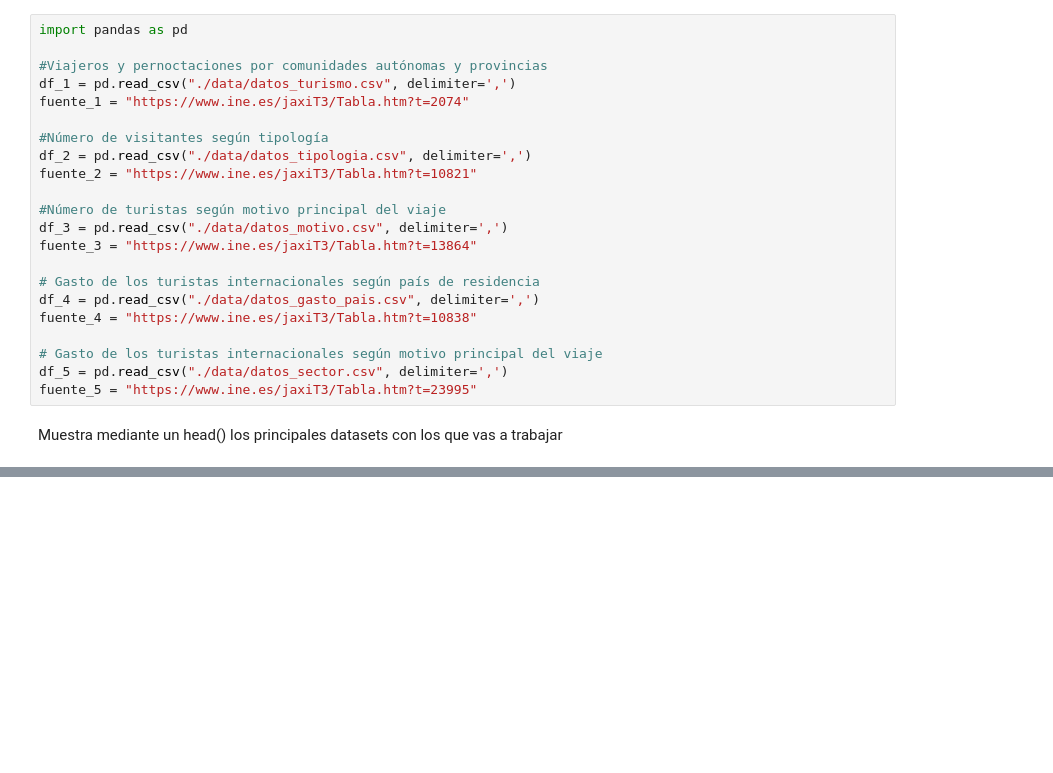
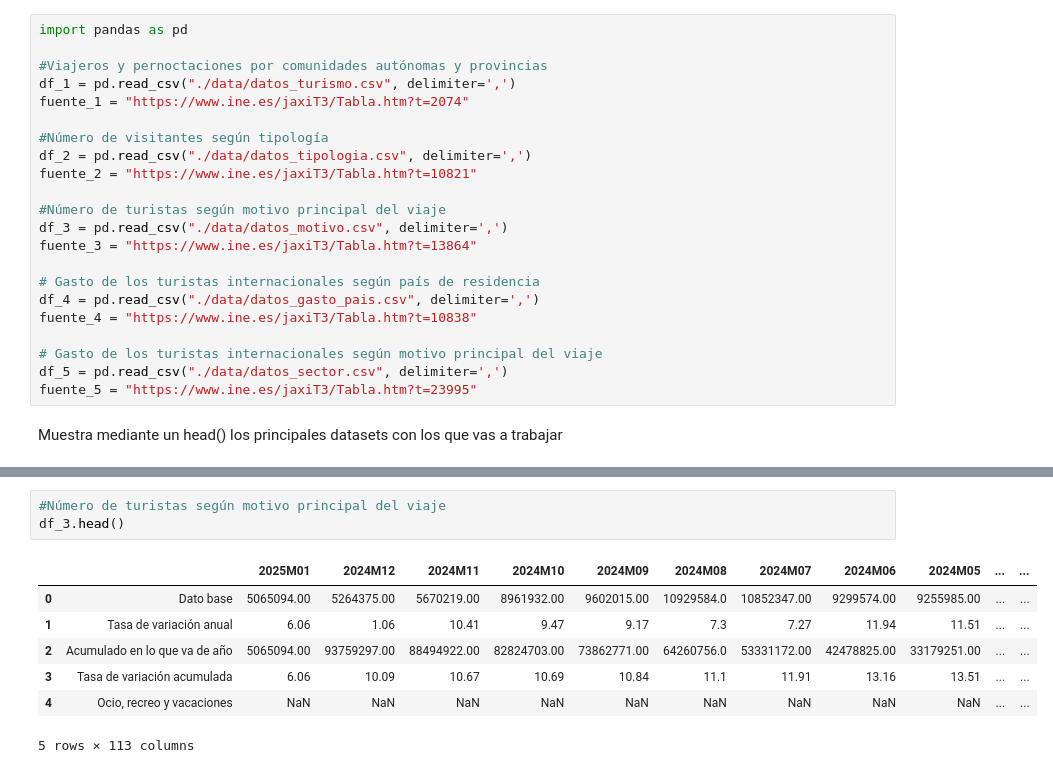
Before and after one commit to Cristianvas198/EDA_Turismo, a Jupyter notebook: 1-Definicion_EDA_turismo.ipynb, the cells around one changed output, grey strips where cells are left out. Cells and saved outputs as stored; diff of their text form; blank space fills up the shorter version.

```diff
--- a/1-Definicion_EDA_turismo.ipynb
+++ b/1-Definicion_EDA_turismo.ipynb
@@ -134,0 +79,11 @@ df_5.head(10)
+# %%
+#Número de turistas según motivo principal del viaje
+df_3.head()
+# %% [output]
+|  |  | 2025M01 | 2024M12 | 2024M11 | 2024M10 | 2024M09 | 2024M08 | 2024M07 | 2024M06 | 2024M05 | ... | ... |
+| 0 | Dato base | 5065094.00 | 5264375.00 | 5670219.00 | 8961932.00 | 9602015.00 | 10929584.0 | 10852347.00 | 9299574.00 | 9255985.00 | ... | ... |
+| 1 | Tasa de variación anual | 6.06 | 1.06 | 10.41 | 9.47 | 9.17 | 7.3 | 7.27 | 11.94 | 11.51 | ... | ... |
+| 2 | Acumulado en lo que va de año | 5065094.00 | 93759297.00 | 88494922.00 | 82824703.00 | 73862771.00 | 64260756.0 | 53331172.00 | 42478825.00 | 33179251.00 | ... | ... |
+| 3 | Tasa de variación acumulada | 6.06 | 10.09 | 10.67 | 10.69 | 10.84 | 11.1 | 11.91 | 13.16 | 13.51 | ... | ... |
+| 4 | Ocio, recreo y vacaciones | NaN | NaN | NaN | NaN | NaN | NaN | NaN | NaN | NaN | ... | ... |
+5 rows × 113 columns
```
Also changed, not shown: parts of 11 cells of this notebook, 3 other files.
